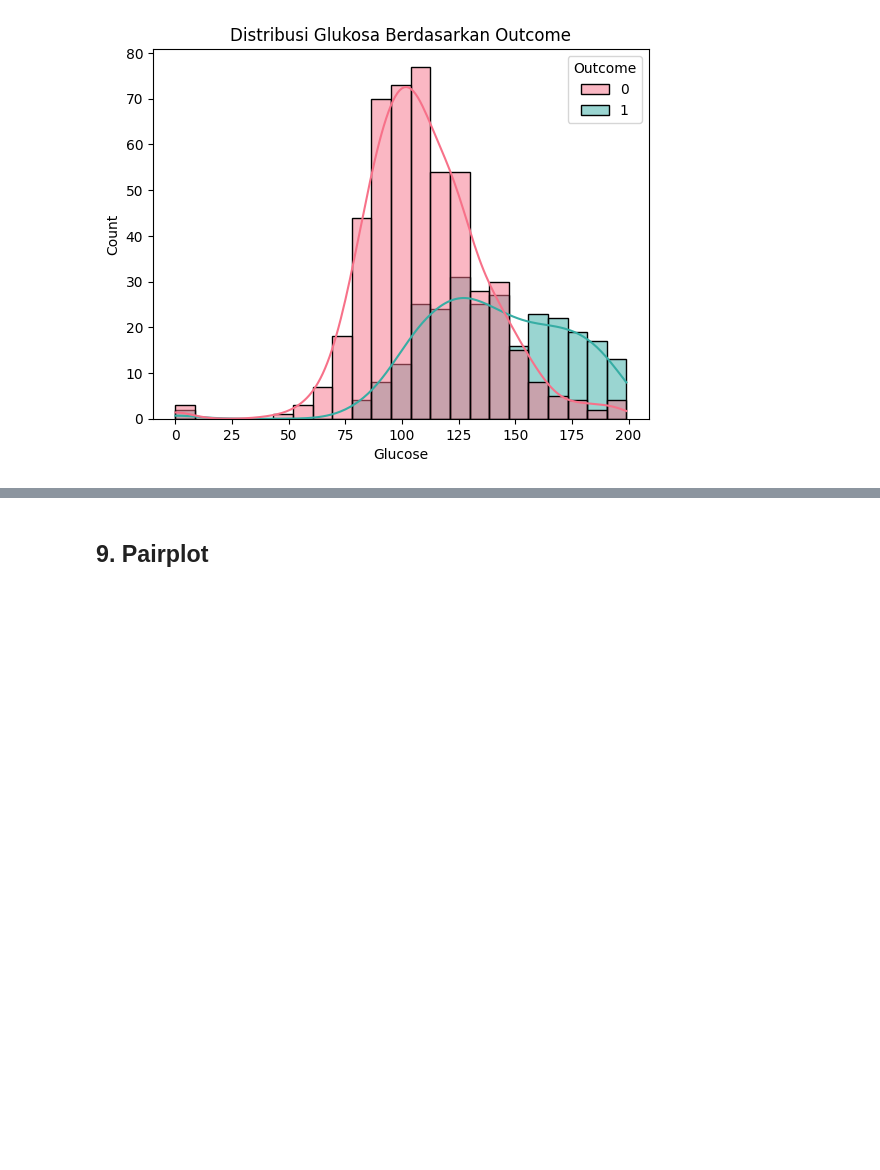
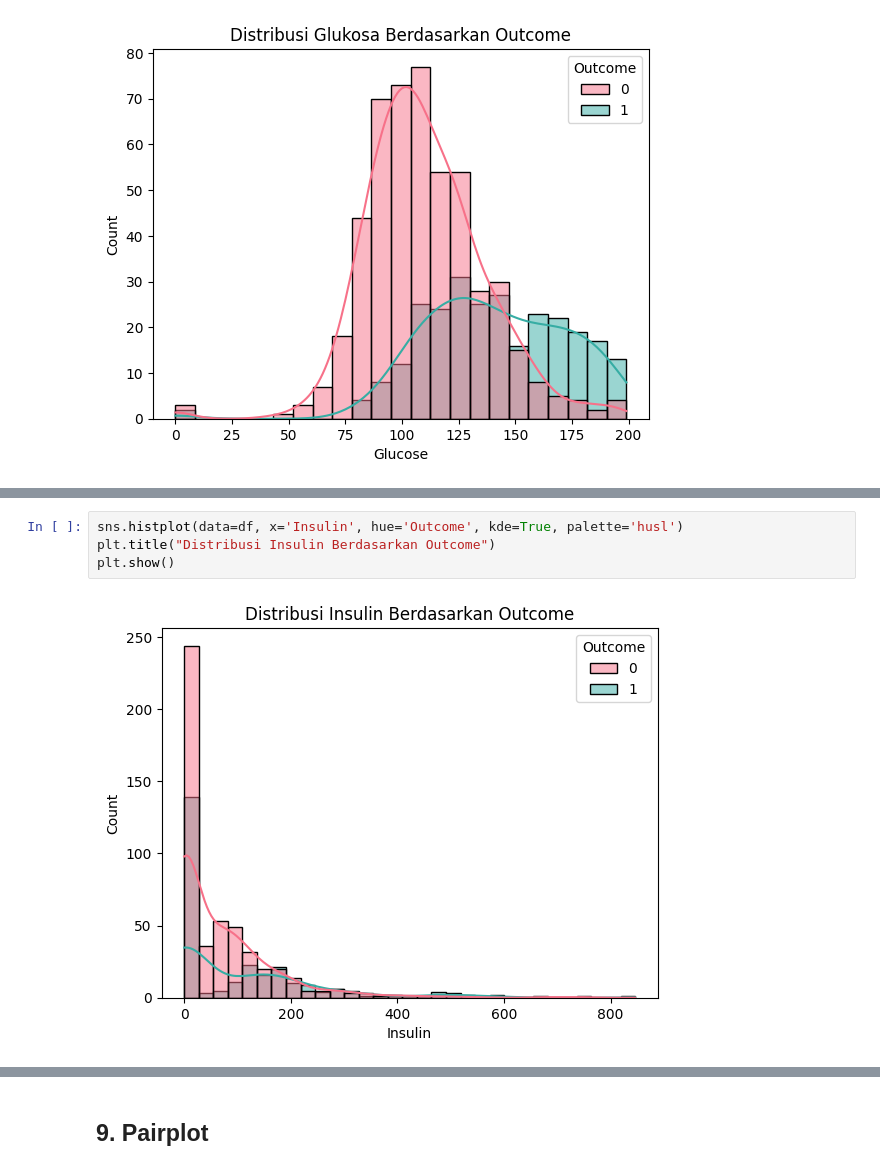
Before and after one commit to Diokta/Klasifikasi-Diabetes, a Jupyter notebook: Diabetes Classification.ipynb, the cells around one changed output, grey strips where cells are left out. Cells and saved outputs as stored; diff of their text form; blank space fills up the shorter version.

```diff
--- a/Diabetes Classification.ipynb
+++ b/Diabetes Classification.ipynb
@@ -129,0 +148,6 @@ plt.show()
+# %%
+sns.histplot(data=df, x='Insulin', hue='Outcome', kde=True, palette='husl')
+plt.title("Distribusi Insulin Berdasarkan Outcome")
+plt.show()
+# %% [output]
+[figure, added]
```
Also changed, not shown: parts of 6 cells of this notebook, 14 other files.
